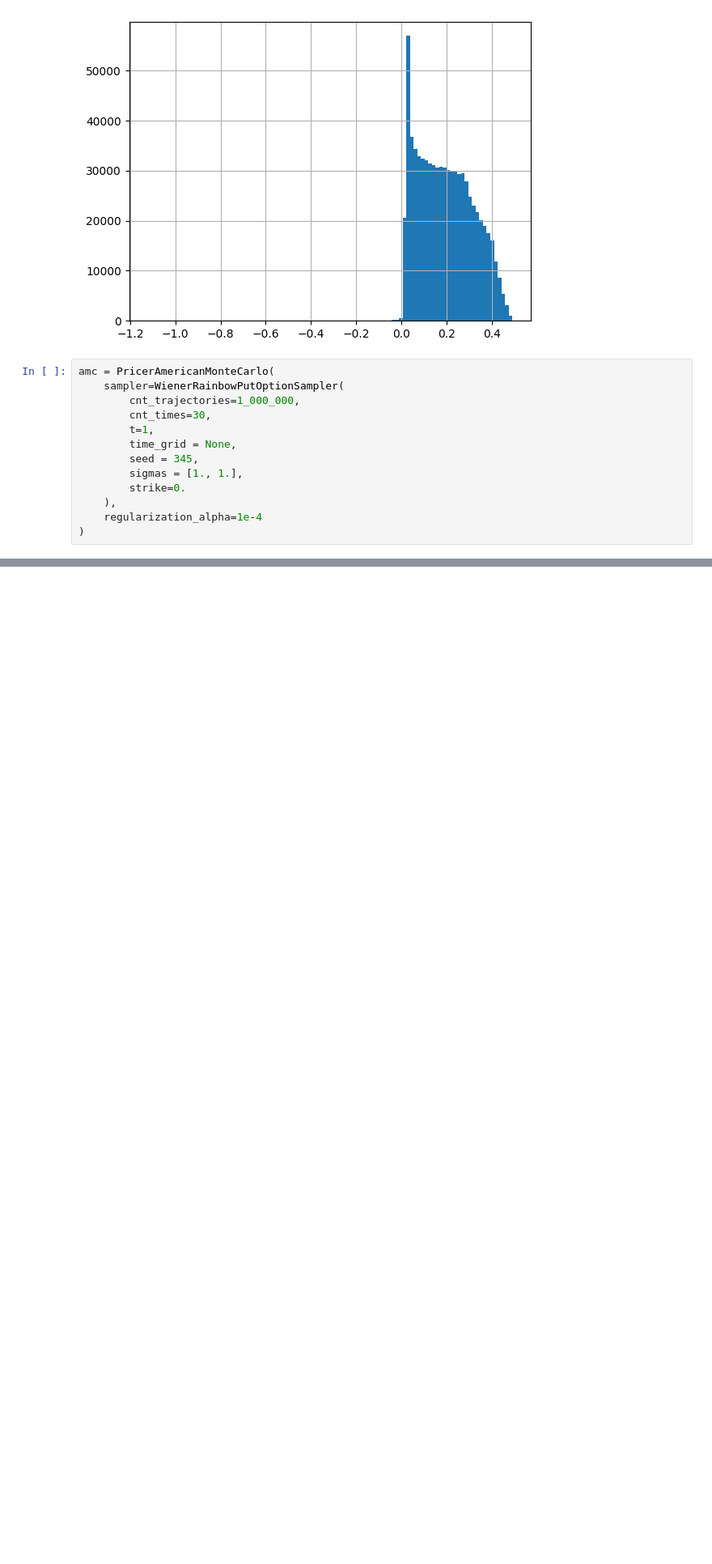
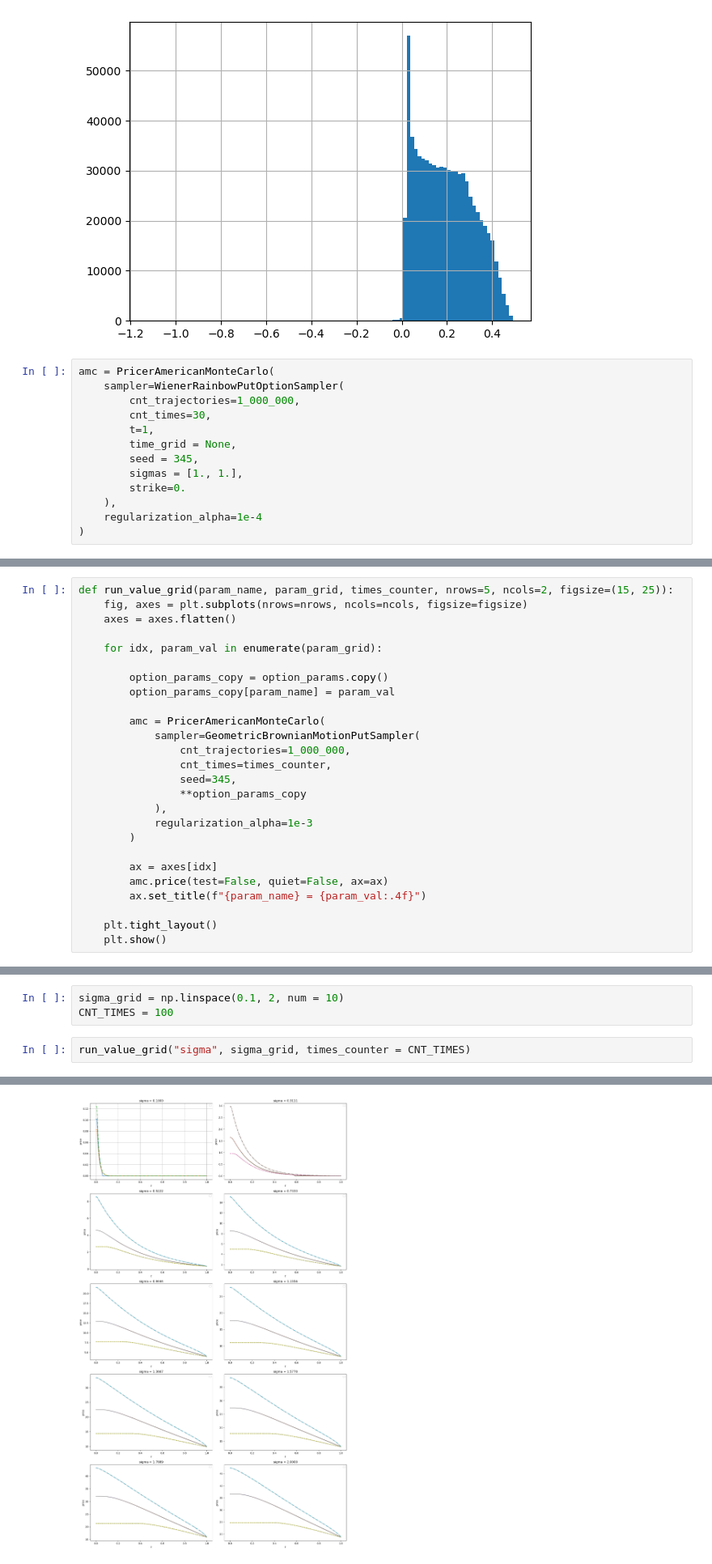
Before and after one commit to v0r0bi0v/AmericanOptionsPricingApproaches, a Jupyter notebook: Examples_2.ipynb, the cells around one changed output, grey strips where cells are left out. Shown at 81% size. Cells and saved outputs as stored; diff of their text form; blank space fills up the shorter version.

```diff
--- a/Examples_2.ipynb
+++ b/Examples_2.ipynb
@@ -278,0 +211,26 @@ NameError: name 'amc' is not defined
+# %%
+def run_value_grid(param_name, param_grid, times_counter, nrows=5, ncols=2, figsize=(15, 25)):
+    fig, axes = plt.subplots(nrows=nrows, ncols=ncols, figsize=figsize)
+    axes = axes.flatten()
+
+    for idx, param_val in enumerate(param_grid):
+
+        option_params_copy = option_params.copy()
+        option_params_copy[param_name] = param_val
+
+        amc = PricerAmericanMonteCarlo(
+            sampler=GeometricBrownianMotionPutSampler(
+                cnt_trajectories=1_000_000,
+                cnt_times=times_counter,
+                seed=345,
+                **option_params_copy
+            ),
+            regularization_alpha=1e-3
+        )
+
+        ax = axes[idx]
+        amc.price(test=False, quiet=False, ax=ax)
+        ax.set_title(f"{param_name} = {param_val:.4f}")
+
+    plt.tight_layout()
+    plt.show()
@@ -278,0 +239,6 @@ NameError: name 'amc' is not defined
+# %%
+sigma_grid = np.linspace(0.1, 2, num = 10)
+CNT_TIMES = 100
+# %%
+run_value_grid("sigma", sigma_grid, times_counter = CNT_TIMES)
+# %% [output]
@@ -278,0 +246 @@ NameError: name 'amc' is not defined
+[figure, added]
```
Also changed, not shown: parts of 45 cells of this notebook.
